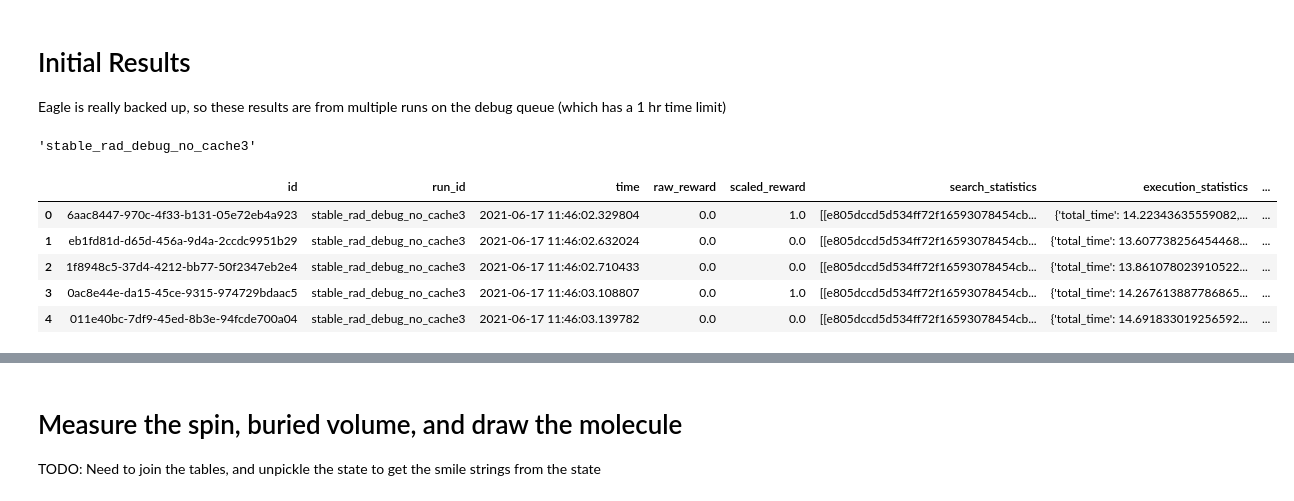
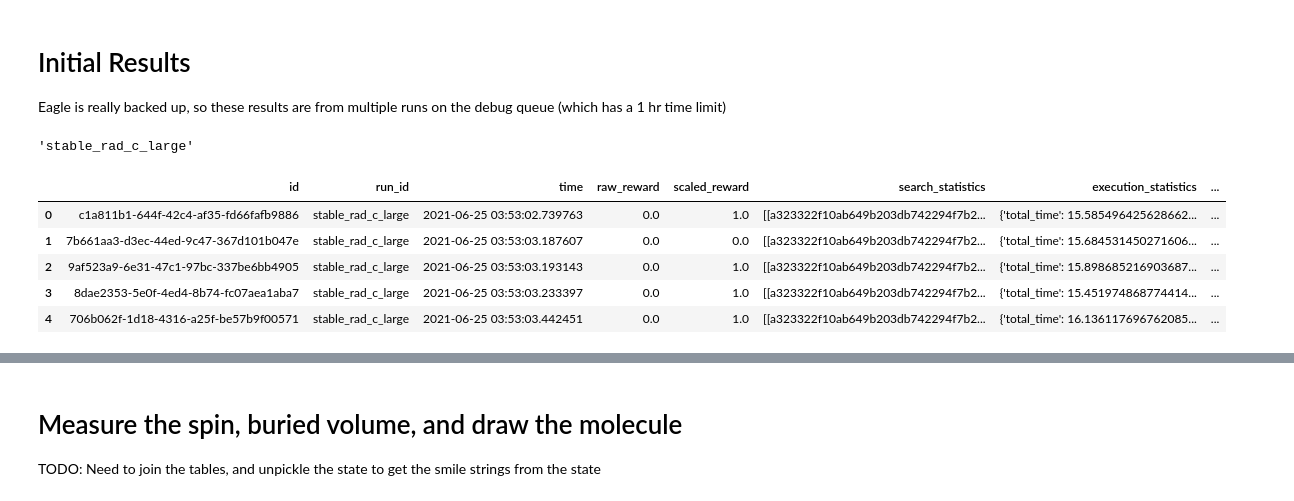
Before and after one commit to NREL/rlmolecule, a Jupyter notebook: examples/stable_radical_optimization/notebooks/monitor_progress.ipynb, the cells around one changed output, grey strips where cells are left out. Cells and saved outputs as stored; diff of their text form; code cells hidden in the pictures.

Commit message:
running more stable radical optimizations

```diff
--- a/examples/stable_radical_optimization/notebooks/monitor_progress.ipynb
+++ b/examples/stable_radical_optimization/notebooks/monitor_progress.ipynb
@@ -47,30 +33,32 @@ import rdkit
 # %%
 # run_id = 'stable_radical_optimization'
 from rlmolecule.sql.run_config import RunConfig
-run_config = RunConfig('../config/config_eagle_no.yaml')
+run_config = RunConfig('../config/config_eagle_c.yaml')
 run_config.run_id
 # %% [output]
-'stable_rad_debug_no_cache3'
+'stable_rad_c_large'
 # %%
 # load the games played
 from rlmolecule.sql import Base, Session
 from rlmolecule.sql.tables import GameStore, RewardStore, StateStore
+
+engine = run_config.start_engine()
 Session.configure(bind=engine)
 session = Session()
 df = pd.read_sql(session.query(GameStore).filter_by(run_id=run_config.run_id).statement, session.bind)
 
 df['time_hours'] = (df.time - df.time.min()).apply(lambda x: x.total_seconds() / 3600)
 df = df.sort_values('time_hours')
 df_games = df
 df_games.reset_index(drop=True, inplace=True)
 df_games.head()
 # %% [output]
 |  | id | run_id | time | raw_reward | scaled_reward | search_statistics | execution_statistics | ... |
-| 0 | 6aac8447-970c-4f33-b131-05e72eb4a923 | stable_rad_debug_no_cache3 | 2021-06-17 11:46:02.329804 | 0.0 | 1.0 | [[e805dccd5d534ff72f16593078454cb... | {'total_time': 14.22343635559082,... | ... |
-| 1 | eb1fd81d-d65d-456a-9d4a-2ccdc9951b29 | stable_rad_debug_no_cache3 | 2021-06-17 11:46:02.632024 | 0.0 | 0.0 | [[e805dccd5d534ff72f16593078454cb... | {'total_time': 13.607738256454468... | ... |
-| 2 | 1f8948c5-37d4-4212-bb77-50f2347eb2e4 | stable_rad_debug_no_cache3 | 2021-06-17 11:46:02.710433 | 0.0 | 0.0 | [[e805dccd5d534ff72f16593078454cb... | {'total_time': 13.861078023910522... | ... |
-| 3 | 0ac8e44e-da15-45ce-9315-974729bdaac5 | stable_rad_debug_no_cache3 | 2021-06-17 11:46:03.108807 | 0.0 | 1.0 | [[e805dccd5d534ff72f16593078454cb... | {'total_time': 14.267613887786865... | ... |
-| 4 | 011e40bc-7df9-45ed-8b3e-94fcde700a04 | stable_rad_debug_no_cache3 | 2021-06-17 11:46:03.139782 | 0.0 | 0.0 | [[e805dccd5d534ff72f16593078454cb... | {'total_time': 14.691833019256592... | ... |
+| 0 | c1a811b1-644f-42c4-af35-fd66fafb9886 | stable_rad_c_large | 2021-06-25 03:53:02.739763 | 0.0 | 1.0 | [[a323322f10ab649b203db742294f7b2... | {'total_time': 15.585496425628662... | ... |
+| 1 | 7b661aa3-d3ec-44ed-9c47-367d101b047e | stable_rad_c_large | 2021-06-25 03:53:03.187607 | 0.0 | 0.0 | [[a323322f10ab649b203db742294f7b2... | {'total_time': 15.684531450271606... | ... |
+| 2 | 9af523a9-6e31-47c1-97bc-337be6bb4905 | stable_rad_c_large | 2021-06-25 03:53:03.193143 | 0.0 | 1.0 | [[a323322f10ab649b203db742294f7b2... | {'total_time': 15.898685216903687... | ... |
+| 3 | 8dae2353-5e0f-4ed4-8b74-fc07aea1aba7 | stable_rad_c_large | 2021-06-25 03:53:03.233397 | 0.0 | 1.0 | [[a323322f10ab649b203db742294f7b2... | {'total_time': 15.451974868774414... | ... |
+| 4 | 706b062f-1d18-4316-a25f-be57b9f00571 | stable_rad_c_large | 2021-06-25 03:53:03.442451 | 0.0 | 1.0 | [[a323322f10ab649b203db742294f7b2... | {'total_time': 16.136117696762085... | ... |
 # %%
 df_games.shape
 # %% [output]
```
Also changed, not shown: parts of 14 cells of this notebook, 9 other files.
